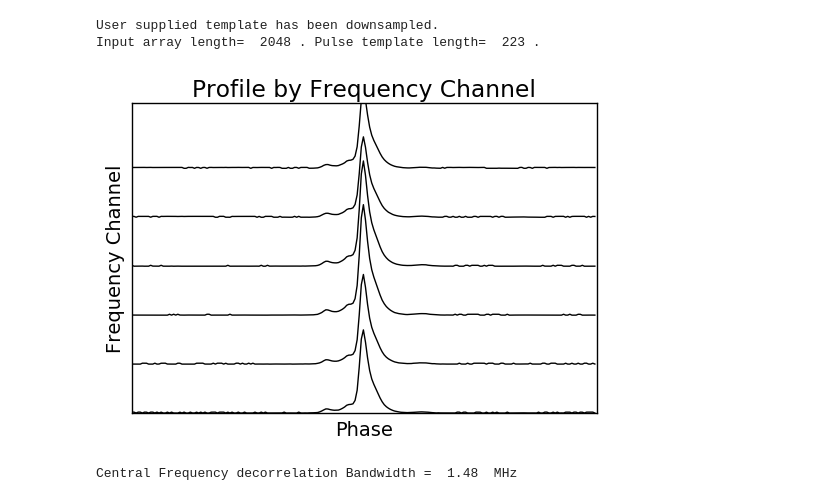
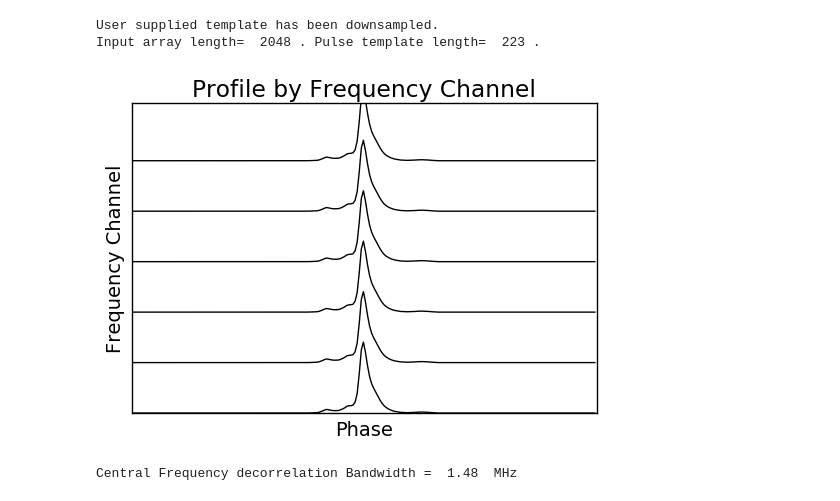
Before and after one commit to Hazboun6/PSS_Notebooks, a Jupyter notebook: IPTA2017_Talk.ipynb, the cells around one changed output. Cells and saved outputs as stored; diff of their text form; code cells hidden in the pictures.

```diff
--- a/IPTA2017_Talk.ipynb
+++ b/IPTA2017_Talk.ipynb
@@ -290,5 +302,0 @@ NameError: name 'S4' is not defined
-# %%
-J1713_profiles = np.load('J1713+0747_pulses.npy')
-#J2145_profiles = np.load('J2145-0750_pulses.npy')
-J1713_profiles /= J1713_profiles.max()
-#J2145_profiles /= J2145_profiles.max()
@@ -301,7 +320,7 @@ P5.user_template(J1713_profiles)
 User supplied template has been downsampled.
 Input array length=  2048 . Pulse template length=  223 .
 # %%
-ProfilePlot(P5.profile,step=0.3, N=[20,45,70,90,110,111])
+joy_division_profiles(P5,step=0.7, N=[20,45,70,90,110,111])
 # %% [output]
-[figure, old version]
+[figure, new version]
 # %%
```
Also changed, not shown: parts of 73 cells of this notebook, 13 other files.
